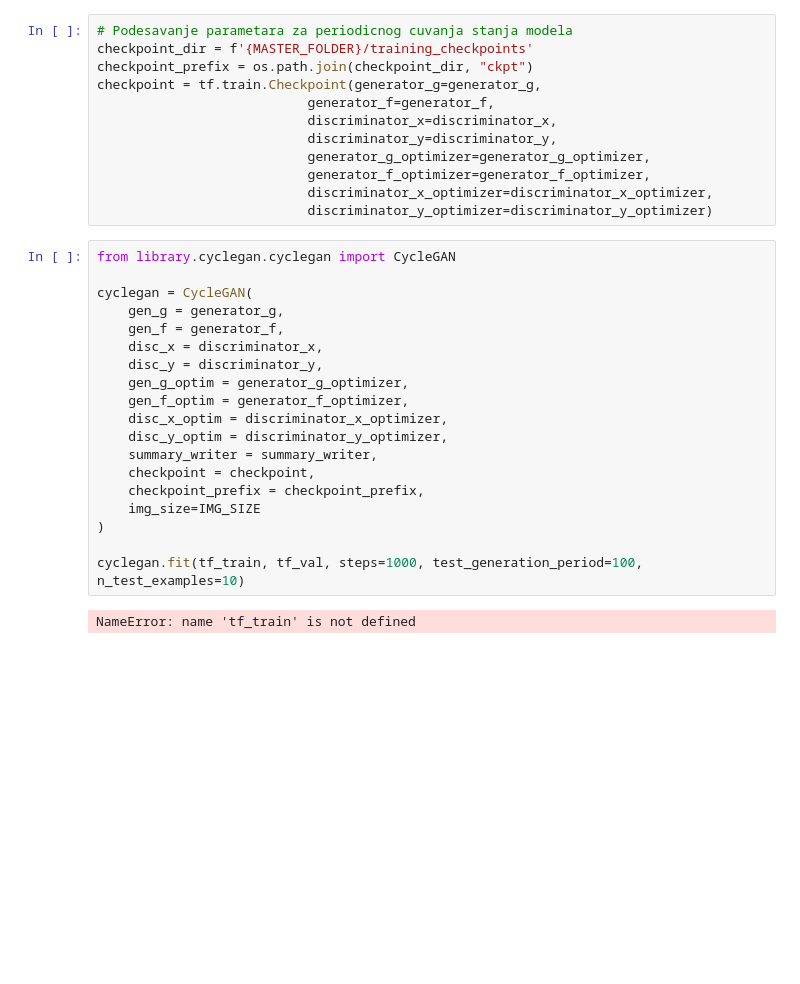
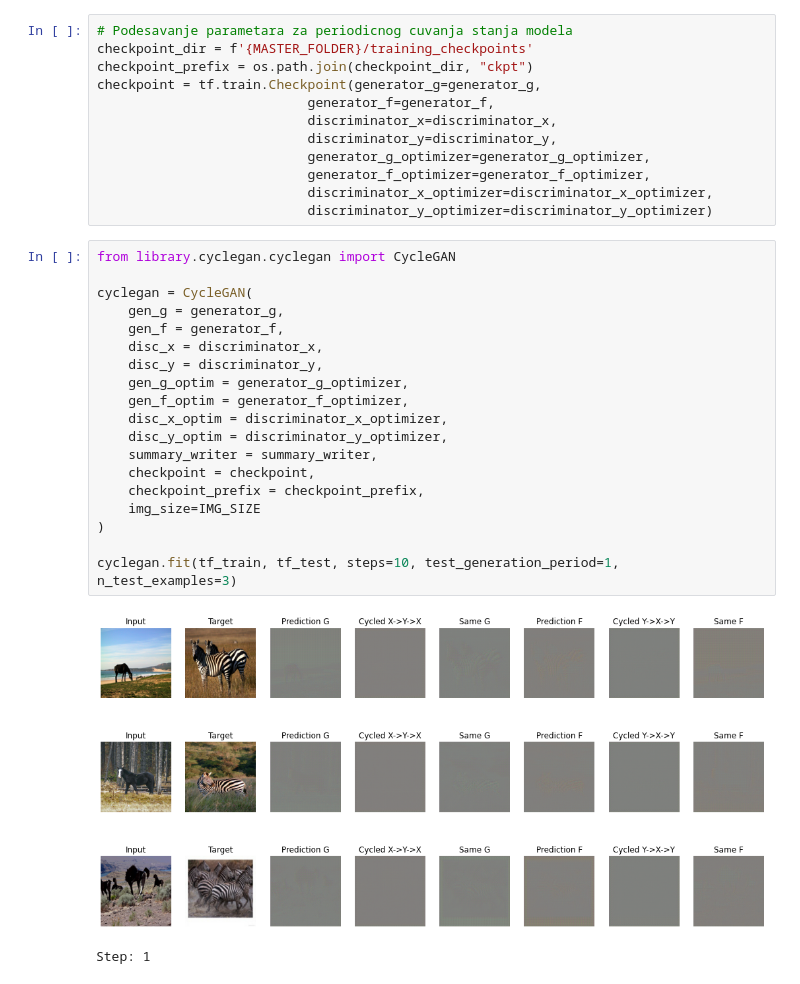
Before and after one commit to Robotmurlock/MATF-ML-pix2pix-CycleGAN, a Jupyter notebook: 06-CycleGAN-horses-and-zebras.ipynb, the cells around one changed output. Drawn from its saved outputs; the diff is of its cells as text; blank space fills up the shorter version.

```diff
--- a/06-CycleGAN-horses-and-zebras.ipynb
+++ b/06-CycleGAN-horses-and-zebras.ipynb
@@ -172,21 +167,22 @@ checkpoint = tf.train.Checkpoint(generator_g=generator_g,
 # %%
 from library.cyclegan.cyclegan import CycleGAN
 
 cyclegan = CycleGAN(
     gen_g = generator_g,
     gen_f = generator_f,
     disc_x = discriminator_x,
     disc_y = discriminator_y,
     gen_g_optim = generator_g_optimizer,
     gen_f_optim = generator_f_optimizer,
     disc_x_optim = discriminator_x_optimizer,
     disc_y_optim = discriminator_y_optimizer,
     summary_writer = summary_writer,
     checkpoint = checkpoint,
     checkpoint_prefix = checkpoint_prefix,
     img_size=IMG_SIZE
 )
 
-cyclegan.fit(tf_train, tf_val, steps=1000, test_generation_period=100, n_test_examples=10)
+cyclegan.fit(tf_train, tf_test, steps=10, test_generation_period=1, n_test_examples=3)
 # %% [output]
+[figure, added]
-NameError: name 'tf_train' is not defined
+Step: 1
```
Also changed, not shown: parts of 5 cells of this notebook, 9 other files.
